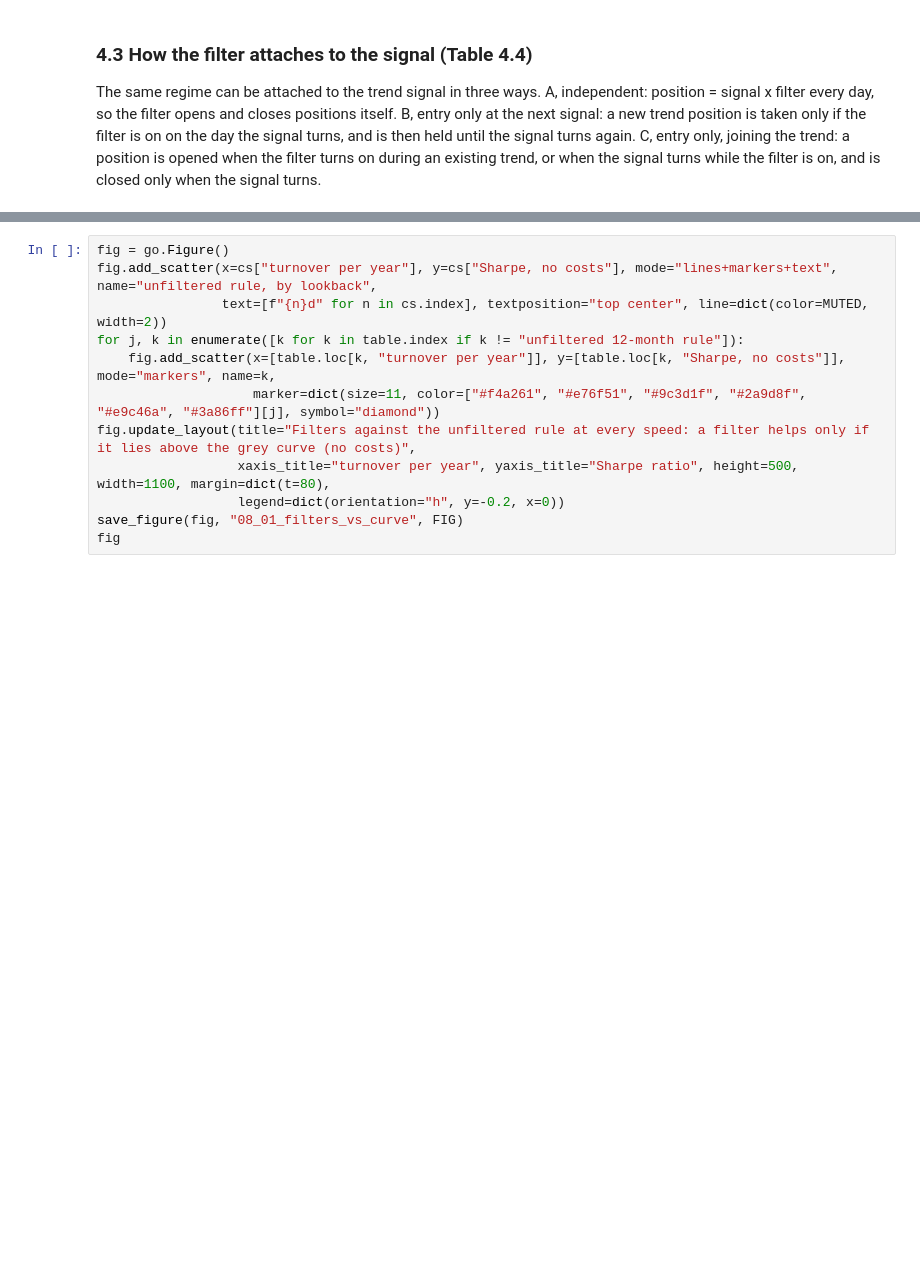
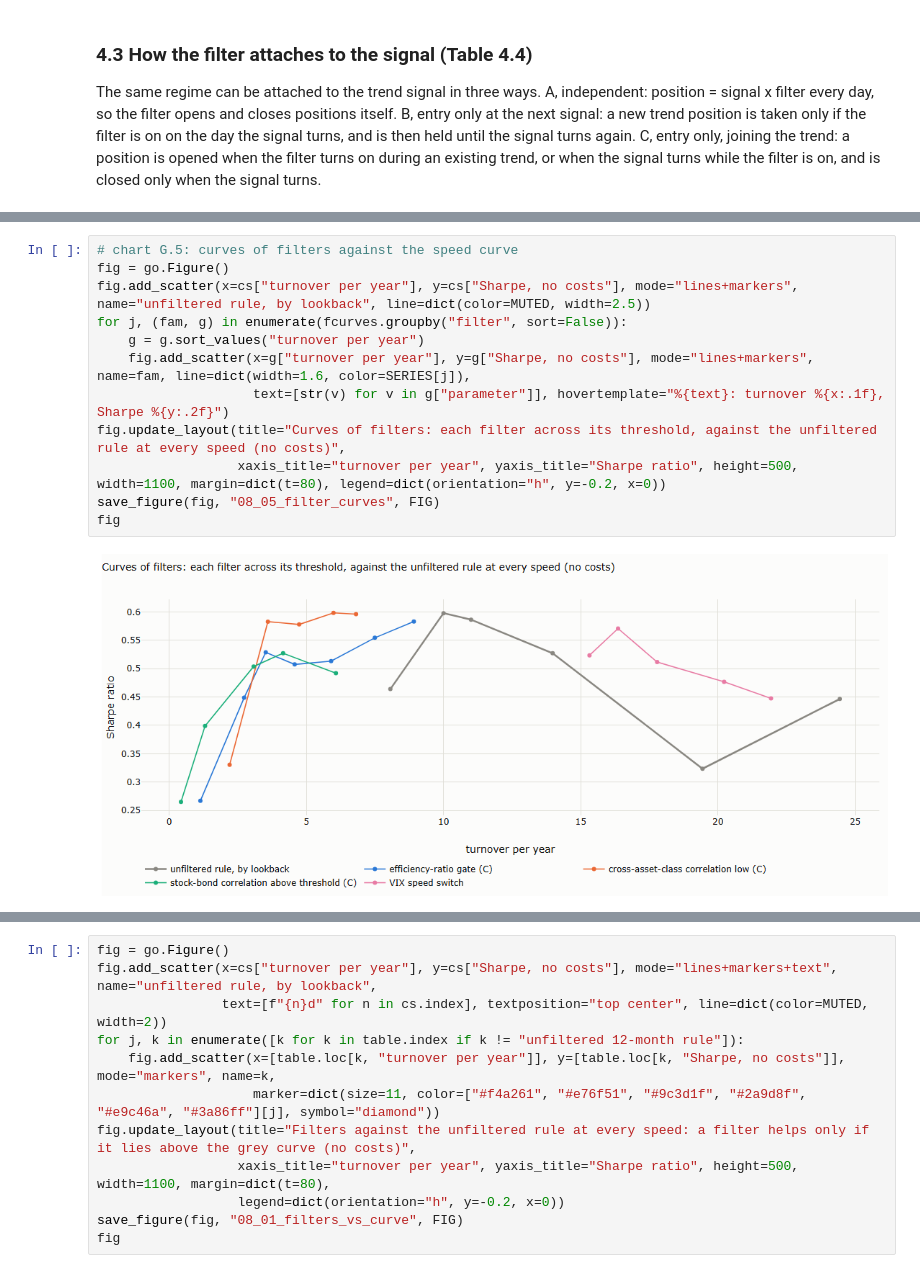
Before and after one commit to MaxGnesi/systematic-trading-notes, a Jupyter notebook: lectures/08-filters-and-overlays/08_filters_and_overlays.ipynb, the cells around one changed output, grey strips where cells are left out. Saved outputs shown, nothing was run; the diff lists cells and outputs as text; blank space fills up the shorter version.

```diff
--- a/lectures/08-filters-and-overlays/08_filters_and_overlays.ipynb
+++ b/lectures/08-filters-and-overlays/08_filters_and_overlays.ipynb
@@ -302,0 +490,14 @@ display(attach_table[["time in market", "turnover per year", "Sharpe, no costs",
+# %%
+# chart G.5: curves of filters against the speed curve
+fig = go.Figure()
+fig.add_scatter(x=cs["turnover per year"], y=cs["Sharpe, no costs"], mode="lines+markers", name="unfiltered rule, by lookback", line=dict(color=MUTED, width=2.5))
+for j, (fam, g) in enumerate(fcurves.groupby("filter", sort=False)):
+    g = g.sort_values("turnover per year")
+    fig.add_scatter(x=g["turnover per year"], y=g["Sharpe, no costs"], mode="lines+markers", name=fam, line=dict(width=1.6, color=SERIES[j]),
+                    text=[str(v) for v in g["parameter"]], hovertemplate="%{text}: turnover %{x:.1f}, Sharpe %{y:.2f}")
+fig.update_layout(title="Curves of filters: each filter across its threshold, against the unfiltered rule at every speed (no costs)",
+                  xaxis_title="turnover per year", yaxis_title="Sharpe ratio", height=500, width=1100, margin=dict(t=80), legend=dict(orientation="h", y=-0.2, x=0))
+save_figure(fig, "08_05_filter_curves", FIG)
+fig
+# %% [output]
+[figure, added]
```
Also changed, not shown: parts of 9 cells of this notebook, 5 other files.
